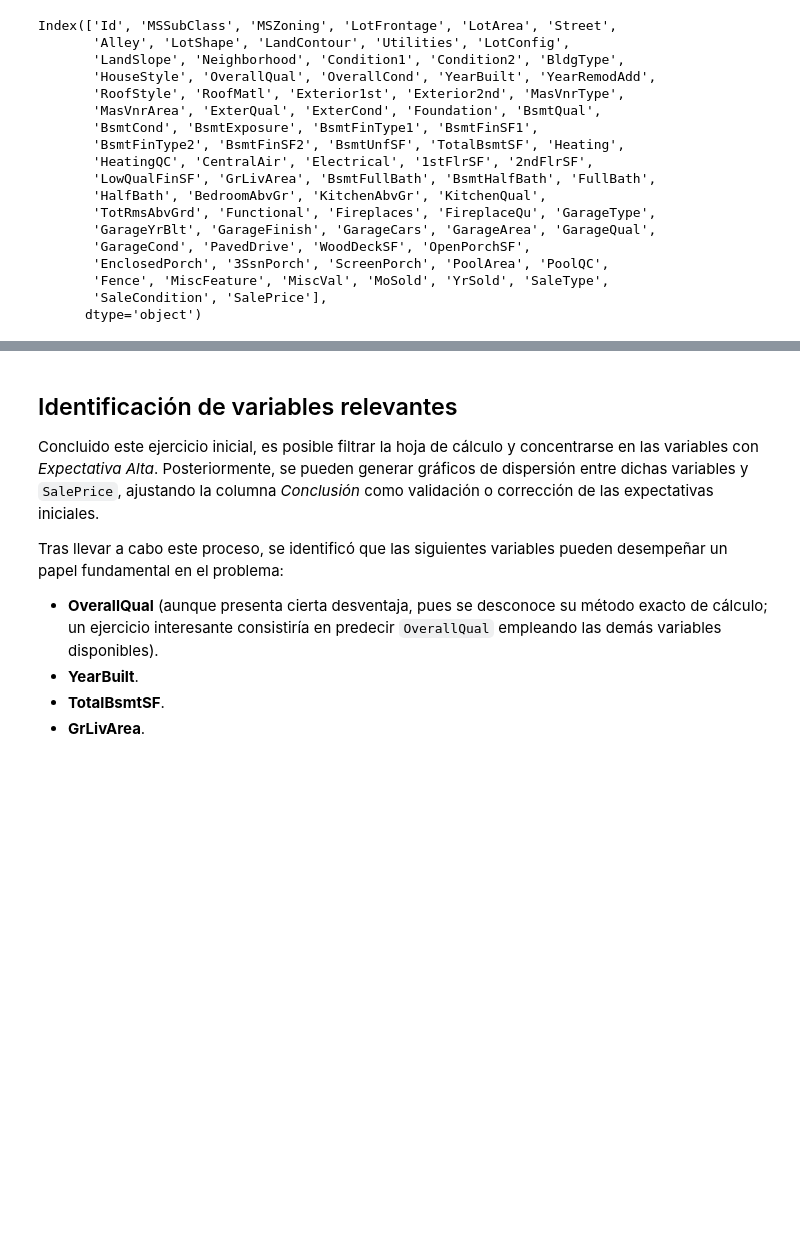
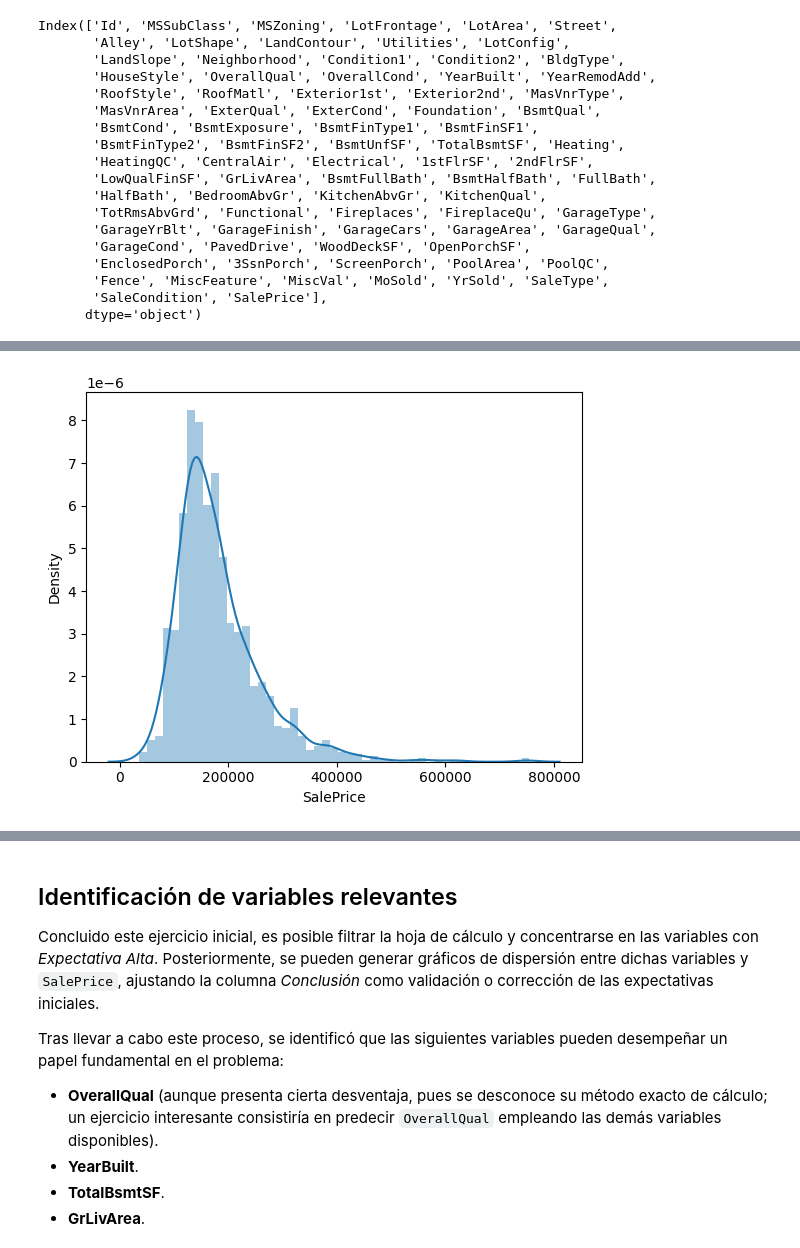
Before and after one commit to fperez-alldev/ccd-usac-ago-2025, a Jupyter notebook: class2/class2.ipynb, the cells around one changed output, grey strips where cells are left out. Drawn from its saved outputs; the diff is of its cells as text; code cells hidden in the pictures; blank space fills up the shorter version.

```diff
--- a/class2/class2.ipynb
+++ b/class2/class2.ipynb
@@ -117,0 +112,19 @@ display(HTML(html_table_with_scrollbar))
+# %%
+df_fe = df.copy()
+
+# Superficies
+for col in ['TotalBsmtSF','1stFlrSF','2ndFlrSF']:
+    if col not in df_fe.columns:
+        raise KeyError(f"Falta la columna {col} para TotalSF")
+df_fe['TotalSF'] = df_fe['TotalBsmtSF'] + df_fe['1stFlrSF'] + df_fe['2ndFlrSF']
+
+# Baños totales (ponderación estándar: 0.5 para medios baños)
+df_fe['TotalBath'] = (
+    df_fe.get('FullBath',0) + 0.5*df_fe.get('HalfBath',0) +
+    df_fe.get('BsmtFullBath',0) + 0.5*df_fe.get('BsmtHalfBath',0)
+)
+
+# 'Functional' (mejor = Typ)
+func_map = {'Typ':6,'Min1':5,'Min2':4,'Mod':3,'Maj1':2,'Maj2':1,'Sev':0,'Sal':0}
+if 'Functional' in df_fe.columns:
+    df_fe['Functional'] = df_fe['Functional'].map(func_map).fillna(func_map['Typ']).astype(int)
@@ -117,0 +146,5 @@ display(HTML(html_table_with_scrollbar))
+# %%
+#histogram
+sns.distplot(df_fe['SalePrice']);
+# %% [output]
+[figure, added]
```
Also changed, not shown: parts of 7 cells of this notebook.
